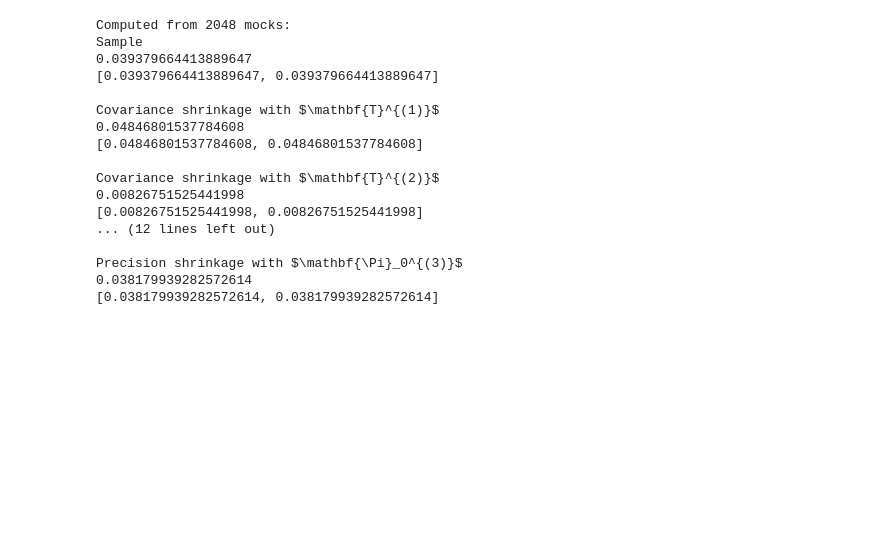
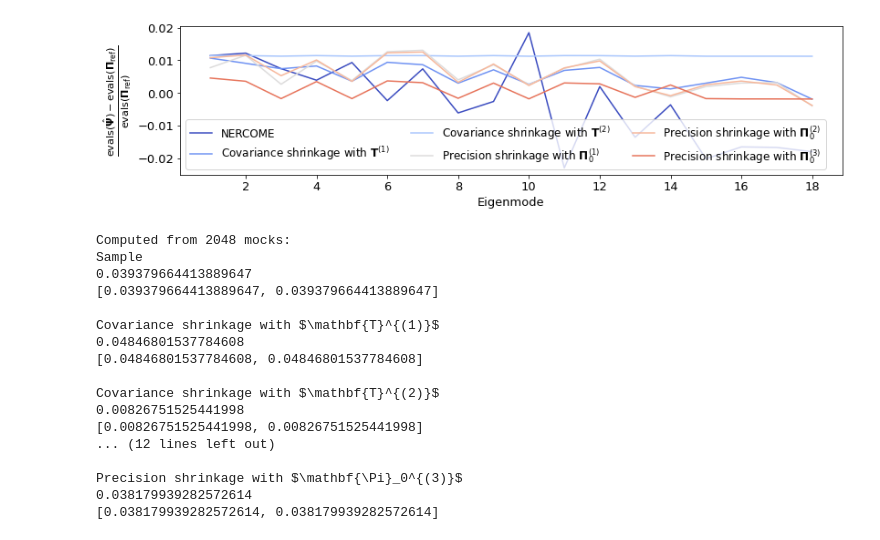
Before and after one commit to marnixlooijmans/shrinkage-estimation-paper, a Jupyter notebook: notebooks/make-plots.ipynb, the cells around one changed output. Drawn from its saved outputs; the diff is of its cells as text; code cells hidden in the pictures; blank space fills up the shorter version.

```diff
--- a/notebooks/make-plots.ipynb
+++ b/notebooks/make-plots.ipynb
@@ -78,3 +86,52 @@ plt.show()
+# %%
+estimates = [
+    ["cov", "NERCOME", "NERCOME", "dotted", "indianred"],
+    ["cov", "shrinkage_Sii", "Covariance shrinkage with $\mathbf{T}^{(1)}$", (0, (5, 5)), "red"],
+    ["cov", "shrinkage_P", "Covariance shrinkage with $\mathbf{T}^{(2)}$", (0, (3, 5, 1, 5)), "darkred"],
+    ["pre", "shrinkage_inv_then_diag", "Precision shrinkage with $\mathbf{\Pi}_0^{(1)}$", "dashdot", "lightsteelblue"],
+    ["pre", "shrinkage_diag_then_inv", "Precision shrinkage with $\mathbf{\Pi}_0^{(2)}$", "dashed", "blue"],
+    ["pre", "shrinkage_P", "Precision shrinkage with $\mathbf{\Pi}_0^{(3)}$", (0, (3, 5, 1, 5, 1, 5)), "navy"],
+]
+
+#cm1 = mcol.LinearSegmentedColormap.from_list("MyCmapName",["r","b"])
+cm1 = plt.cm.coolwarm
+plt.figure(figsize=(13,3))
+
+for k, estimate in enumerate(estimates):
+    mat_type = estimate[0]
+    est_type = estimate[1]
+    label = estimate[2]
+    style = estimate[3]
+    color = estimate[4]
+
+    matrix = np.loadtxt(f"../output/BOSS_DR12_NGC_z1/matrices/n2048/{mat_type}_{est_type}/{mat_type}_18_18_{est_type}_2048_v1.matrix")
+    if mat_type == "cov":
+        # Obtain precision matrix
+        Cinv = np.linalg.inv(matrix)
+        if est_type == "sample":
+            # Apply Hartlap correction
+            H = (2048-18-2) / (2048-1)
+            Cinv = H*Cinv
+
+    elif mat_type == "pre":
+        # The matrix is already the precision matrix
+        Cinv = matrix
+
+    evals = np.linalg.eigvalsh(Cinv)
+
+    plt.plot(emodes, (evals-evals_ref)/evals_ref, label=label, c=cm1(k/len(estimates)))
+
+xticks = np.linspace(2, 18, 9)
+plt.xticks(xticks)
+plt.legend(fontsize=12, ncol=3)
+plt.tick_params(axis='both', which='major', labelsize=13)
+plt.xlabel("Eigenmode", fontsize=13)
+plt.ylabel(r"$\frac{\rm{evals}(\hat{\mathbf{\Psi}})-\rm{evals}(\mathbf{\Pi}_{\rm ref})}{\rm{evals}(\mathbf{\Pi}_{\rm ref})}$", fontsize=16)
+
+#plt.savefig(f"../output/BOSS_DR12_NGC_z1/plots/eigenspectra_diff_2048.pdf", format="pdf", bbox_inches='tight', pad_inches = 0.1)
+plt.show()
+# %% [output]
+[figure, added]
 # %%
 print(f"Computed from {n} mocks:")
 for k, estimate in enumerate(estimates):
```
Also changed, not shown: parts of 4 cells of this notebook, 4 other files.
